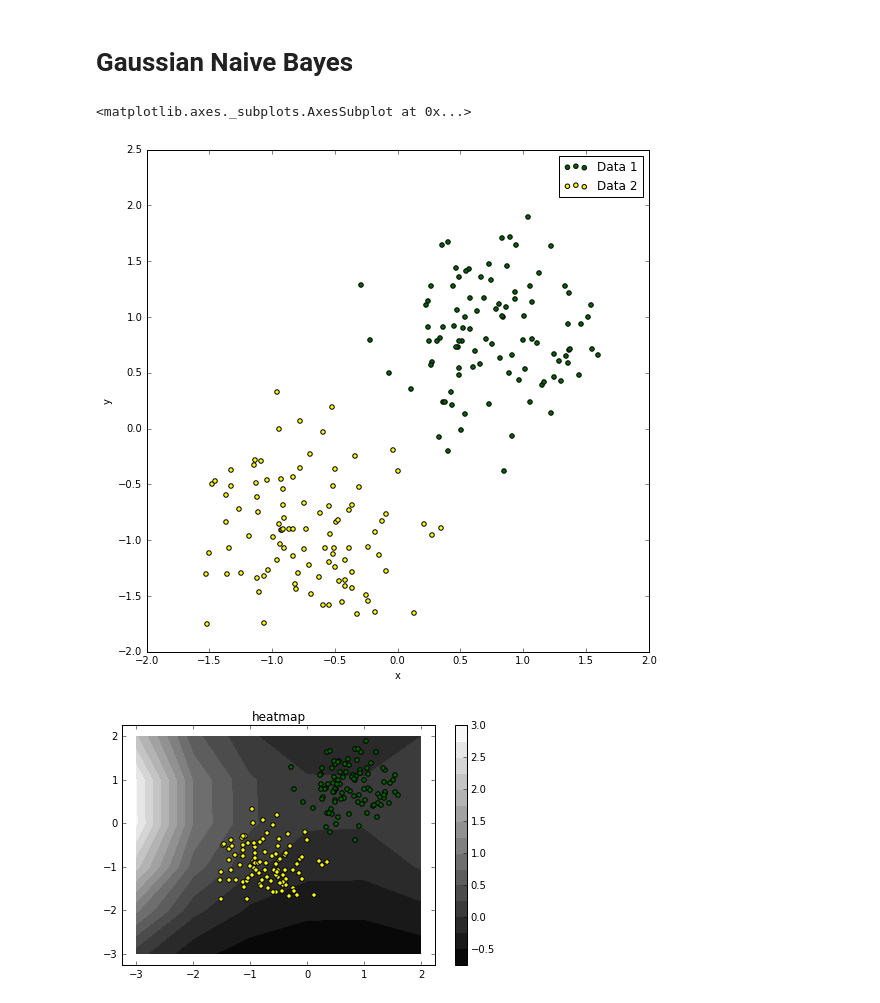
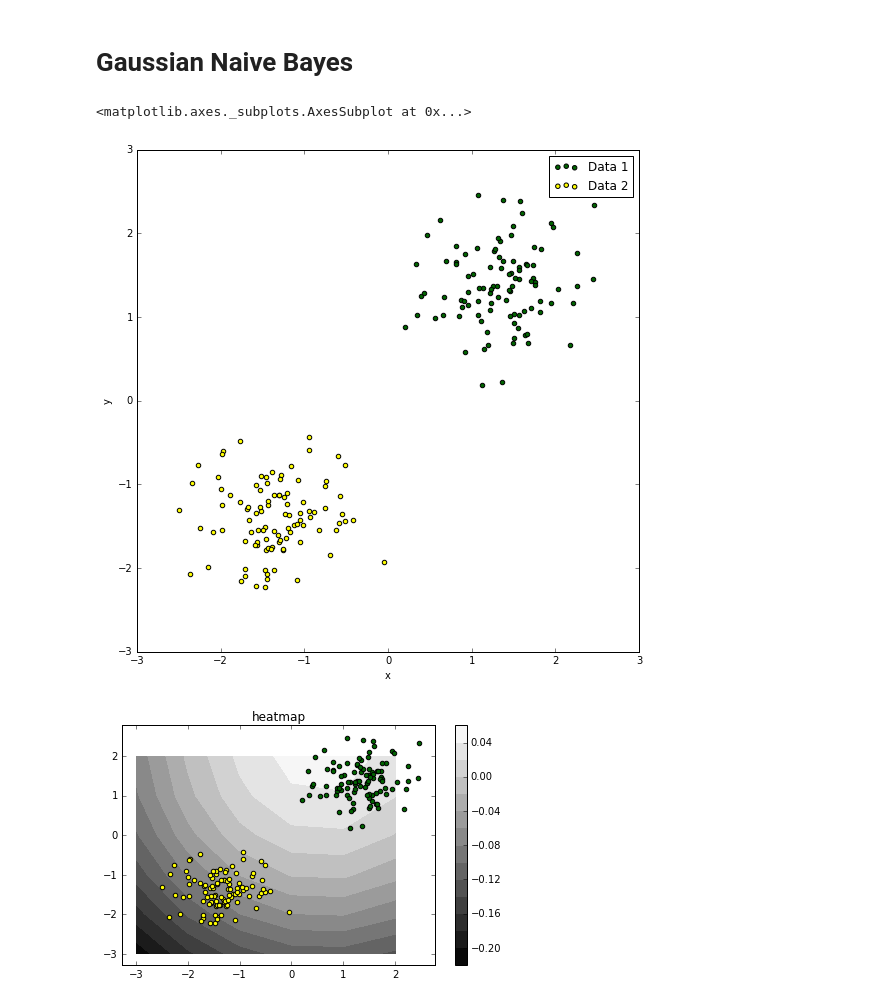
Before and after one commit to mahieke/maschinelles_lernen, a Jupyter notebook: a3/gaussian.ipynb, the cells around one changed output. Cells and saved outputs as stored; diff of their text form; code cells hidden in the pictures.

```diff
--- a/a3/gaussian.ipynb
+++ b/a3/gaussian.ipynb
@@ -9,18 +9,18 @@ import matplotlib.pyplot as plt
 # %%
 variance = 0.2
 data = 100
 pos = [0,0]
-pos_vec = [0.8, 0.8]
+pos_vec = [1.4, 1.4]
 d1, d2, colors = util.create_isotropic_gaussian_twindataset(pos, data, variance, pos_vec)
 
 # plot data with pandas wrapper
 pd1 = pd.DataFrame(d1, columns=['x','y'])
 pd2 = pd.DataFrame(d2, columns=['x','y'])
 ax = pd1.plot(kind='scatter', x='x', y='y', figsize=(9,9), color=colors[0], label='Data 1')
 pd2.plot(kind='scatter', x='x', y='y', figsize=(9,9), color=colors[1], label='Data 2', ax=ax)
 # %% [output]
 <matplotlib.axes._subplots.AxesSubplot at 0x...>
-[figure, old version]
+[figure, new version]
 # %%
 gaussian = util.GaussianNaiveBayes((d1,d2))
 # %%
@@ -28,7 +28,7 @@ gaussian.learn()
 # %%
 gaussian.plot_discriminant_function(colors)
 # %% [output]
-[figure, old version]
+[figure, new version]
 # %%
 train_data = []
 test_data = []
```
Also changed, not shown: parts of 8 cells of this notebook, 3 other files.
